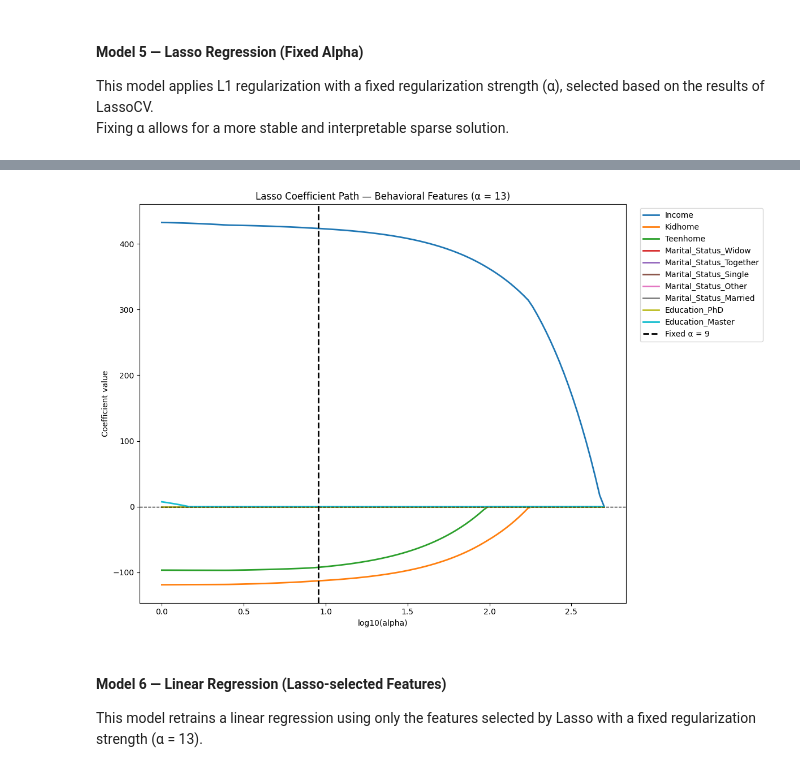
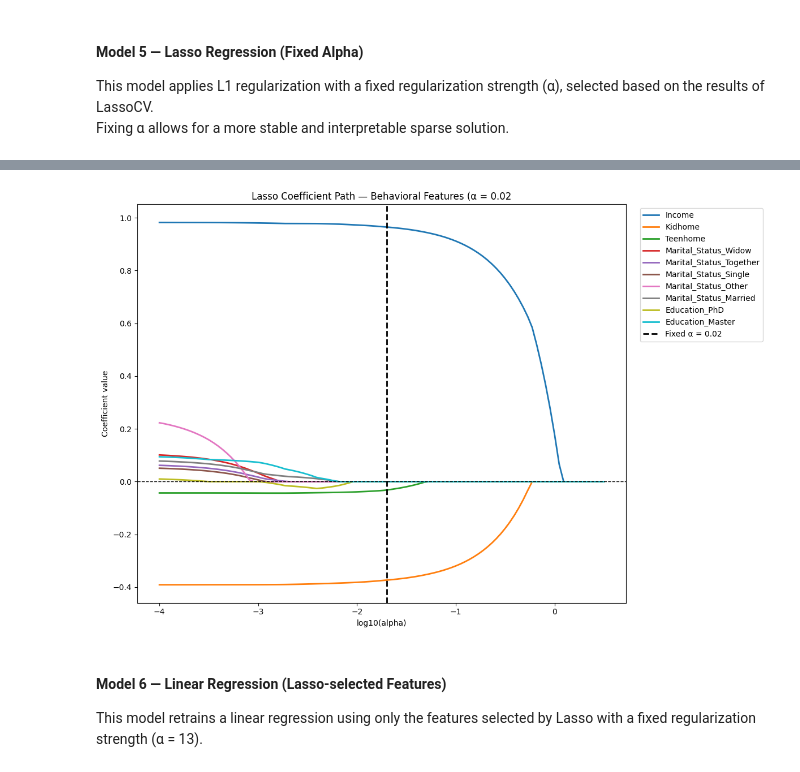
Before and after one commit to NazilaFazeli/Customer_Personality_Analysis, a Jupyter notebook: total_spend_regression_profile.ipynb, the cells around one changed output, grey strips where cells are left out. Cells and saved outputs as stored; diff of their text form; code cells hidden in the pictures.

```diff
--- a/total_spend_regression_profile.ipynb
+++ b/total_spend_regression_profile.ipynb
@@ -179,14 +179,9 @@ df['Dt_Customer'] = pd.to_datetime(df['Dt_Customer'], dayfirst=True)
 # 3.3 Train / Test Split
 # ----------------------------------
 
-from sklearn.model_selection import train_test_split
-
-# Feature matrix (raw features only)
-X = df.copy()
-
-# Perform train / test split
+# Keep raw dataframe split (no target construction here)
 X_train, X_test = train_test_split(
-    X,
+    df,
     test_size=0.20,
     random_state=1234
 )
@@ -223,8 +222,14 @@ spend_cols = [
 ]
 
 # Construct target for train and test sets
-y_train = X_train[spend_cols].sum(axis=1)
-y_test = X_test[spend_cols].sum(axis=1)
+#y_train = X_train[spend_cols].sum(axis=1)
+#y_test = X_test[spend_cols].sum(axis=1)
+
+y_train_raw = X_train[spend_cols].sum(axis=1)
+y_test_raw  = X_test[spend_cols].sum(axis=1)
+
+y_train = np.log1p(y_train_raw)
+y_test  = np.log1p(y_test_raw)
 
 # Sanity check
 y_train.shape, y_test.shape
@@ -1549,7 +1387,7 @@ Fixing α allows for a more stable and interpretable sparse solution.
 # Fixed-alpha Lasso
 # ------------------------------------------------------------
 
-alpha_fixed = 9
+alpha_fixed = 0.02
 
 lasso_fixed = Lasso(
     alpha=alpha_fixed,
@@ -1754,10 +1592,10 @@ X_train_prepared = preprocessor_linear.fit_transform(X_train_built)
 feature_names = preprocessor_linear.get_feature_names_out()
 
 # ------------------------------------------------------------
-# Alpha grid (FOCUSED around alpha = 13)
+# Alpha grid (FOCUSED around alpha = 0.02)
 # ------------------------------------------------------------
 
-alphas = np.logspace(0, 2.7, 100)   # 1 → 100 (dense around 13)
+alphas = np.logspace(-4, 0.5, 100)   # 1 → 100 (dense around 0.02)
 
 coefs = []
 
@@ -1772,7 +1610,7 @@ coefs = np.array(coefs)
 # Fixed alpha (Model 5)
 # ------------------------------------------------------------
 
-alpha_fixed = 9
+alpha_fixed = 0.02
 
 idx_fixed = np.argmin(np.abs(alphas - alpha_fixed))
 coef_at_fixed = coefs[idx_fixed]
@@ -1791,35 +1629,35 @@ plt.figure(figsize=(12, 8))
 
 for i in top_idx_sorted:
     plt.plot(
         np.log10(alphas),
         coefs[:, i],
         linewidth=2,
         label=feature_names[i]
     )
 
 plt.axvline(
     np.log10(alpha_fixed),
     color="black",
     linestyle="--",
     linewidth=2,
     label=f"Fixed α = {alpha_fixed}"
 )
 
 plt.axhline(y=0, color="black", linestyle="--", linewidth=1)
 
 y_min = coefs[:, top_idx_sorted].min()
 y_max = coefs[:, top_idx_sorted].max()
 pad = 0.05 * (y_max - y_min)
 plt.ylim(y_min - pad, y_max + pad)
 
 plt.xlabel("log10(alpha)")
 plt.ylabel("Coefficient value")
-plt.title("Lasso Coefficient Path — Behavioral Features (α = 13)")
+plt.title("Lasso Coefficient Path — Behavioral Features (α = 0.02")
 plt.legend(bbox_to_anchor=(1.02, 1), loc="upper left")
 plt.tight_layout()
 plt.show()
 # %% [output]
-[figure, old version]
+[figure, new version]
 # %% [markdown]
 #### Model 6 — Linear Regression (Lasso-selected Features)
 
```
Also changed, not shown: parts of 47 cells of this notebook, 2 other files.
